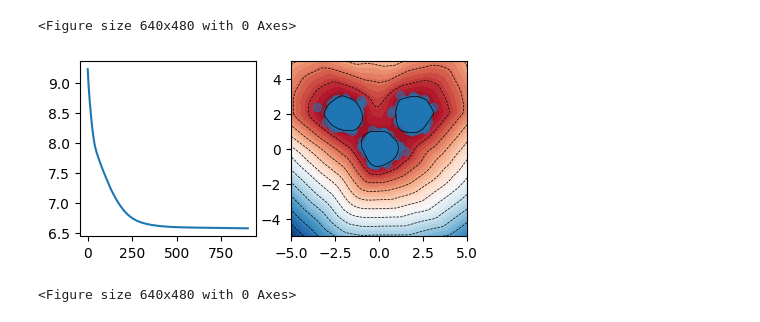
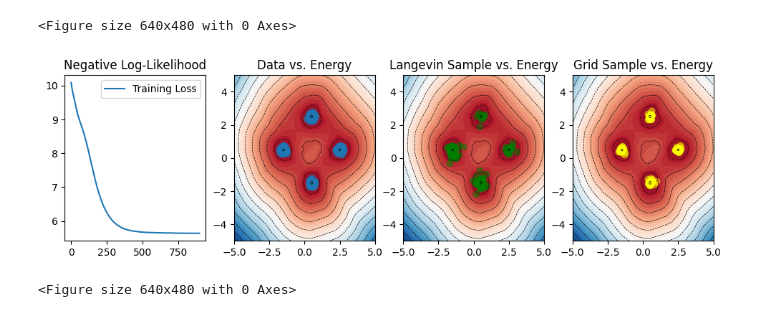
Before and after one commit to lqiang67/generative-models-on-toys, a Jupyter notebook: energy_model_2D_toy.ipynb, the cells around one changed output. Drawn from its saved outputs; the diff is of its cells as text; code cells hidden in the pictures.

```diff
--- a/energy_model_2D_toy.ipynb
+++ b/energy_model_2D_toy.ipynb
@@ -104,52 +157,77 @@ logZ: 8.63
 # %%
-#@title Training: logZ calculated by brute force
+#@title MLE Training (logZ by brute force on 2D grid)
+from IPython.display import clear_output
+
+# data
+input_dim = 2
+data, data_info = sample_circular_gmm(1000, num_modes=4)
+data = data * 2 + .5
+
+# model
 mlp = nn.Sequential(
-    nn.Linear(2, 64),
+    nn.Linear(input_dim, 64),
     nn.ReLU(),
     nn.Linear(64, 64),
     nn.ReLU(),
     nn.Linear(64, 1))
-energy_model = EnergyModel(mlp)
+energy_model = EnergyModel(mlp, input_dim)
 
+# optimizer
 batch_size = 1000
 optimizer = optim.Adam(energy_model.parameters(), lr=1e-3)
 
-from IPython.display import clear_output
 
 loss_curve = []
 for iter in range(1000):
 
   optimizer.zero_grad()
-  data_real = data[torch.randperm(len(data))[:batch_size]]
 
-  loss =  -(torch.mean(energy_model(data_real)) - energy_model.logZ_by_grid())
+  data_batch = data[torch.randperm(len(data))[:batch_size]]
+
+  x_range = torch.linspace(-5, 5, 200)
+  y_range = torch.linspace(-5, 5, 200)
+  loss =  - energy_model.log_likelihood_2D_grid(data_batch, x_range=x_range, y_range=y_range)
 
   loss.backward()
+
   optimizer.step()
 
   loss_curve.append(loss.item())
+
+  # plot
   if iter % 100 == 0:
     clear_output(wait=True)
+    KK = 10; kk=1
+    plt.figure(figsize=(3*KK,3))
 
-    plt.figure(figsize=(5,5))
+    plt.subplot(1,KK,kk);kk+=1
+    plt.plot(loss_curve,label='Training Loss')
+    plt.title('Negative Log-Likelihood')
+    plt.legend()
 
-    plt.subplot(221)
-    plt.plot(loss_curve)
+    plt.subplot(1,KK,kk);kk+=1
+    energy_model.plot_energy_2D_contour()
+    plt.scatter(data_batch[:, 0], data_batch[:, 1], alpha=0.5, label='real')
+    plt.title('Data vs. Energy')
 
-    plt.subplot(222)
-    energy_model.plot_energy_contour()
-    plt.scatter(data_real[:, 0], data_real[:, 1], alpha=0.5, label='real')
+    plt.subplot(1,KK,kk);kk+=1
+    x0 = torch.randn((100,2))
+    energy_model.temperature = 1.0
+    data_langevin, traj = energy_model.langevin_sampler(x0,  num_steps=1000, step_size=0.001, record_traj = True)
+    energy_model.plot_energy_2D_contour()
+    plt.scatter(data_langevin[:, 0], data_langevin[:, 1], alpha=0.5, label='real', color='green')
+    plt.title('Langevin Sample vs. Energy')
 
-    #plt.subplot(223)
-    #energy_model.plot_energy_contour()
-    #x0 = torch.randn((100,2))
-    #x_langevin = model.langevin_sampler(x0,  num_steps=1000, step_size=0.01).detach()
-    #plt.scatter(x_langevin[:, 0], x_langevin[:, 1], alpha=0.5, label='Langevin')
+    plt.subplot(1,KK,kk);kk+=1
+    energy_model.plot_energy_2D_contour()
+    data_grid = energy_model.sampling_2D_grid(100)
+    plt.scatter(data_grid[:, 0], data_grid[:, 1], alpha=0.5, label='real', color='yellow')
+    plt.title('Grid Sample vs. Energy')
 
     plt.show()
     plt.suptitle(f'iter={iter}')
 # %% [output]
 <Figure size 640x480 with 0 Axes>
-[figure, old version]
+[figure, new version]
 <Figure size 640x480 with 0 Axes>
 # %%
```
Also changed, not shown: parts of 5 cells of this notebook.
